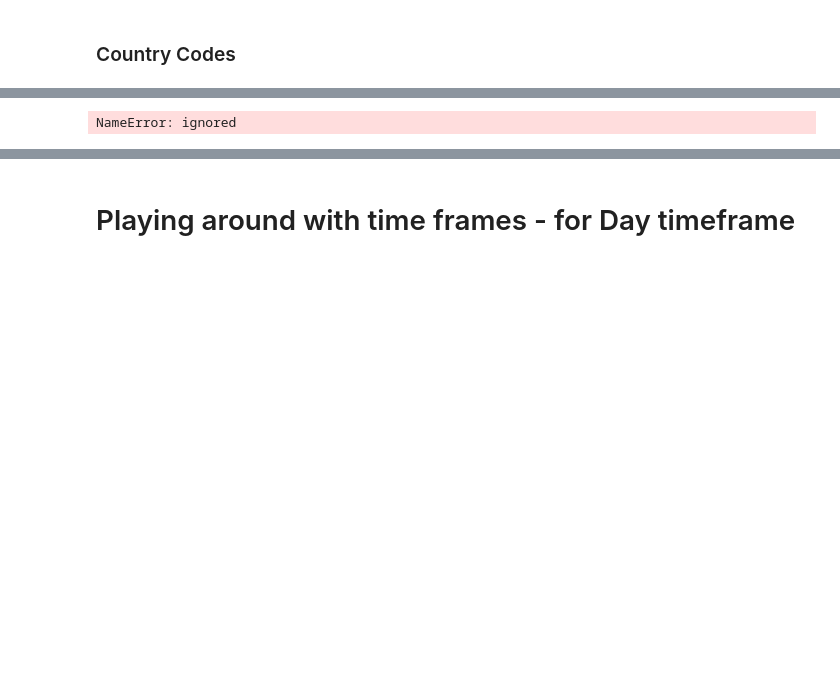
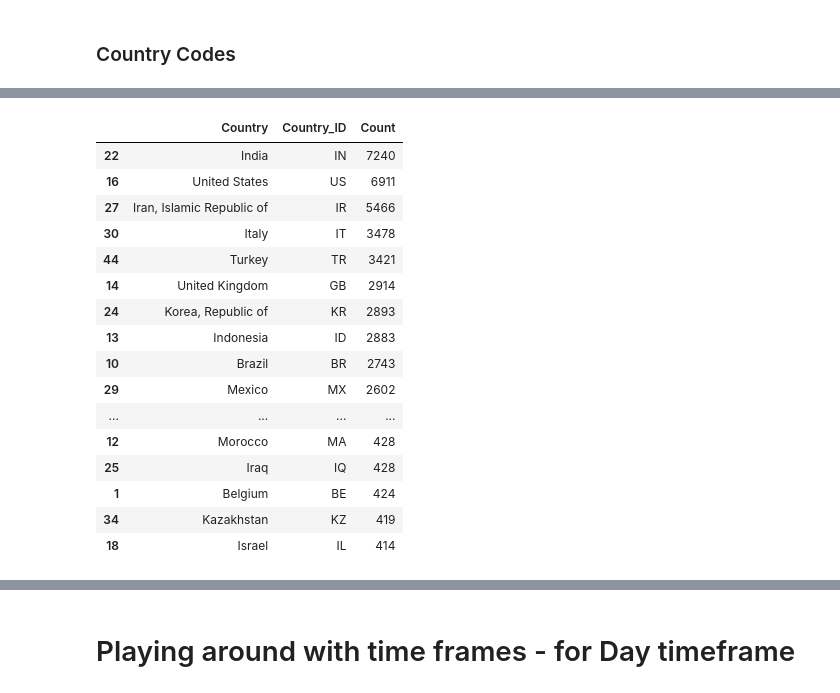
Before and after one commit to premstaller1/instagram-graph-api, a Jupyter notebook: instagram_graph_api.ipynb, the cells around one changed output, grey strips where cells are left out. Cells and saved outputs as stored; diff of their text form; code cells hidden in the pictures; blank space fills up the shorter version.

```diff
--- a/instagram_graph_api.ipynb
+++ b/instagram_graph_api.ipynb
@@ -309,13 +327,11 @@ audience_country
 # %% [markdown]
 ### Country Codes
 # %%
-!pip install country_converter --upgrade
-!pip install pycountry
 import country_converter as coco
 import pycountry
 
 country_dict = {country.alpha_2: country.name for country in pycountry.countries}
-audience_country['Country'] = audience_country_test['Country_ID'].map(country_dict)
+audience_country['Country'] = audience_country['Country_ID'].map(country_dict)
 audience_country = audience_country.reindex(columns=['Country', 'Country_ID', 'Count'])
 audience_country
 # %% [output]
@@ -339,3 +348,19 @@ Successfully installed pycountry-22.3.5
-NameError: ignored
+|  | Country | Country_ID | Count |
+| 22 | India | IN | 7240 |
+| 16 | United States | US | 6911 |
+| 27 | Iran, Islamic Republic of | IR | 5466 |
+| 30 | Italy | IT | 3478 |
+| 44 | Turkey | TR | 3421 |
+| 14 | United Kingdom | GB | 2914 |
+| 24 | Korea, Republic of | KR | 2893 |
+| 13 | Indonesia | ID | 2883 |
+| 10 | Brazil | BR | 2743 |
+| 29 | Mexico | MX | 2602 |
+| ... | ... | ... | ... |
+| 12 | Morocco | MA | 428 |
+| 25 | Iraq | IQ | 428 |
+| 1 | Belgium | BE | 424 |
+| 34 | Kazakhstan | KZ | 419 |
+| 18 | Israel | IL | 414 |
 # %%
 audience_country
```
Also changed, not shown: parts of 19 cells of this notebook.
